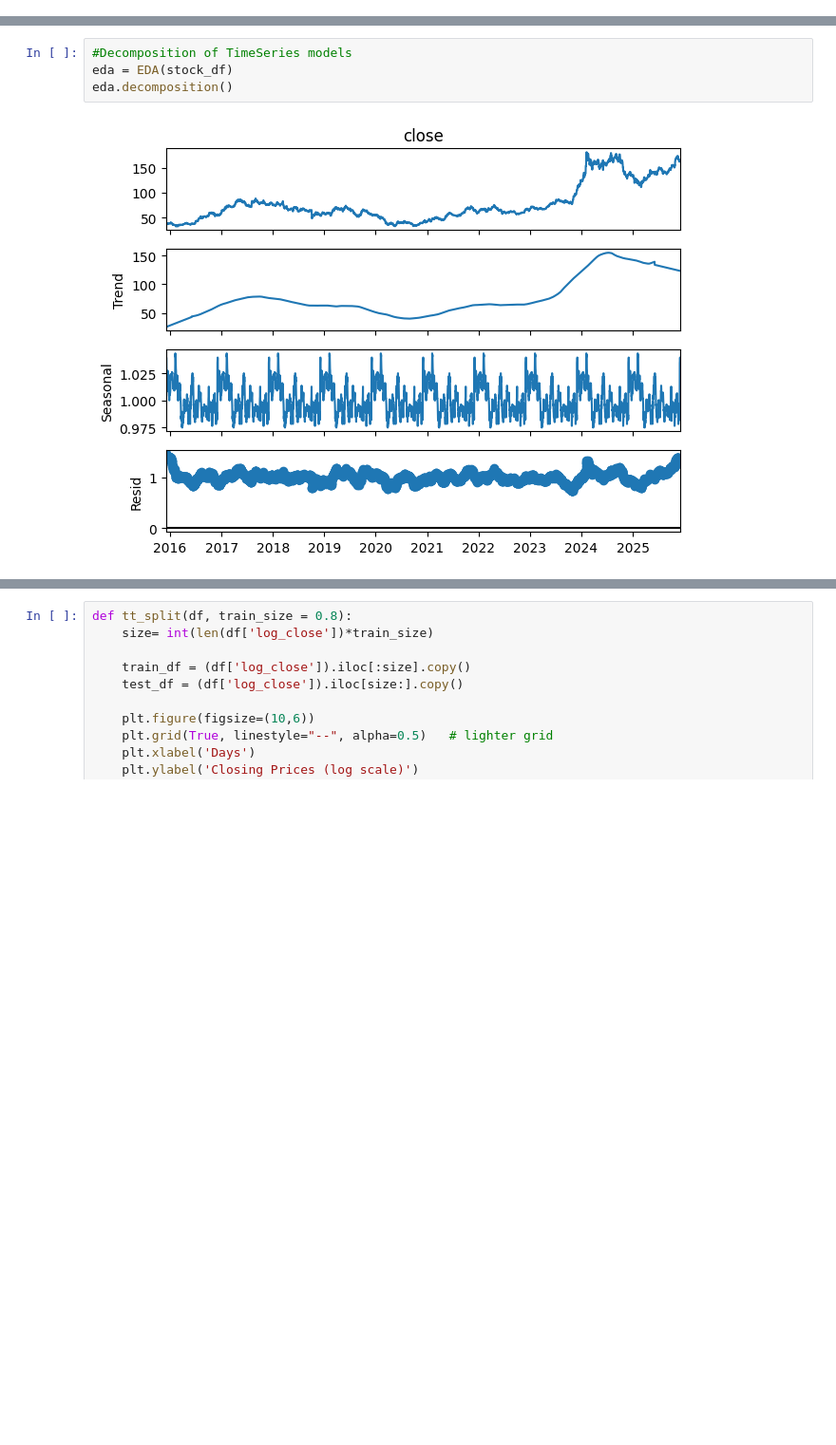
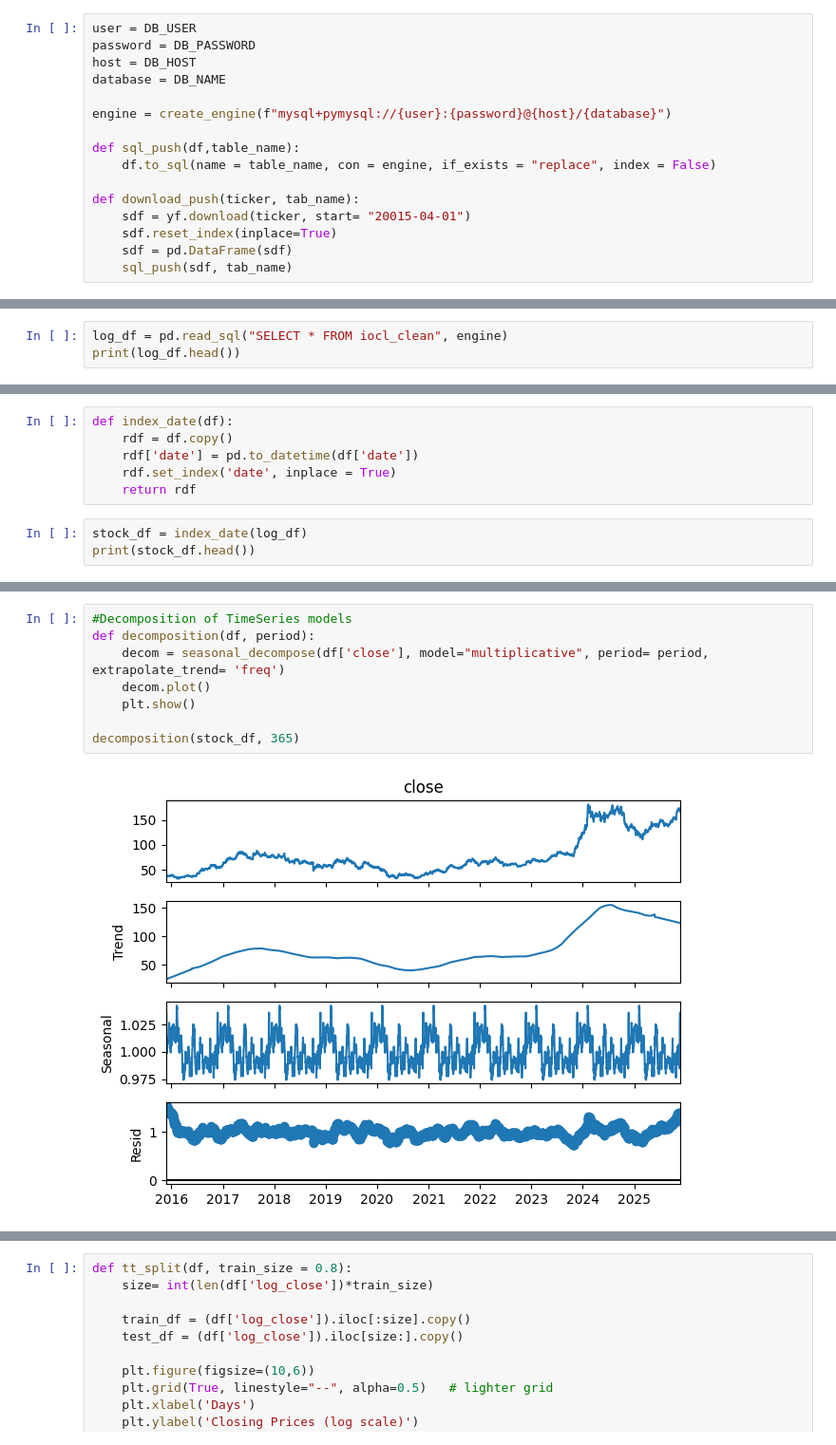
Before and after one commit to echobon-amjith/stock-price-prediction, a Jupyter notebook: notebooks/experiments.ipynb, the cells around one changed output, grey strips where cells are left out. Shown at 95% size. Cells and saved outputs as stored; diff of their text form; blank space fills up the shorter version.

```diff
--- a/notebooks/experiments.ipynb
+++ b/notebooks/experiments.ipynb
@@ -29,0 +19,16 @@ stock_df.head()
+# %%
+user = DB_USER
+password = DB_PASSWORD
+host = DB_HOST
+database = DB_NAME
+
+engine = create_engine(f"mysql+pymysql://{user}:{password}@{host}/{database}")
+
+def sql_push(df,table_name):
+    df.to_sql(name = table_name, con = engine, if_exists = "replace", index = False)
+
+def download_push(ticker, tab_name):
+    sdf = yf.download(ticker, start= "20015-04-01")
+    sdf.reset_index(inplace=True)
+    sdf = pd.DataFrame(sdf)
+    sql_push(sdf, tab_name)
@@ -29,0 +39,3 @@ stock_df.head()
+# %%
+log_df = pd.read_sql("SELECT * FROM iocl_clean", engine)
+print(log_df.head())
@@ -29,0 +49,9 @@ stock_df.head()
+# %%
+def index_date(df):
+    rdf = df.copy()
+    rdf['date'] = pd.to_datetime(df['date'])
+    rdf.set_index('date', inplace = True)
+    return rdf
+# %%
+stock_df = index_date(log_df)
+print(stock_df.head())
@@ -30,6 +66,10 @@ stock_df.head()
 # %%
 #Decomposition of TimeSeries models
-eda = EDA(stock_df)
-eda.decomposition()
+def decomposition(df, period):
+    decom = seasonal_decompose(df['close'], model="multiplicative", period= period, extrapolate_trend= 'freq')
+    decom.plot()
+    plt.show()
+
+decomposition(stock_df, 365)
 # %% [output]
-[figure, old version]
+[figure, new version]
```
Also changed, not shown: parts of 11 cells of this notebook, 15 other files.
